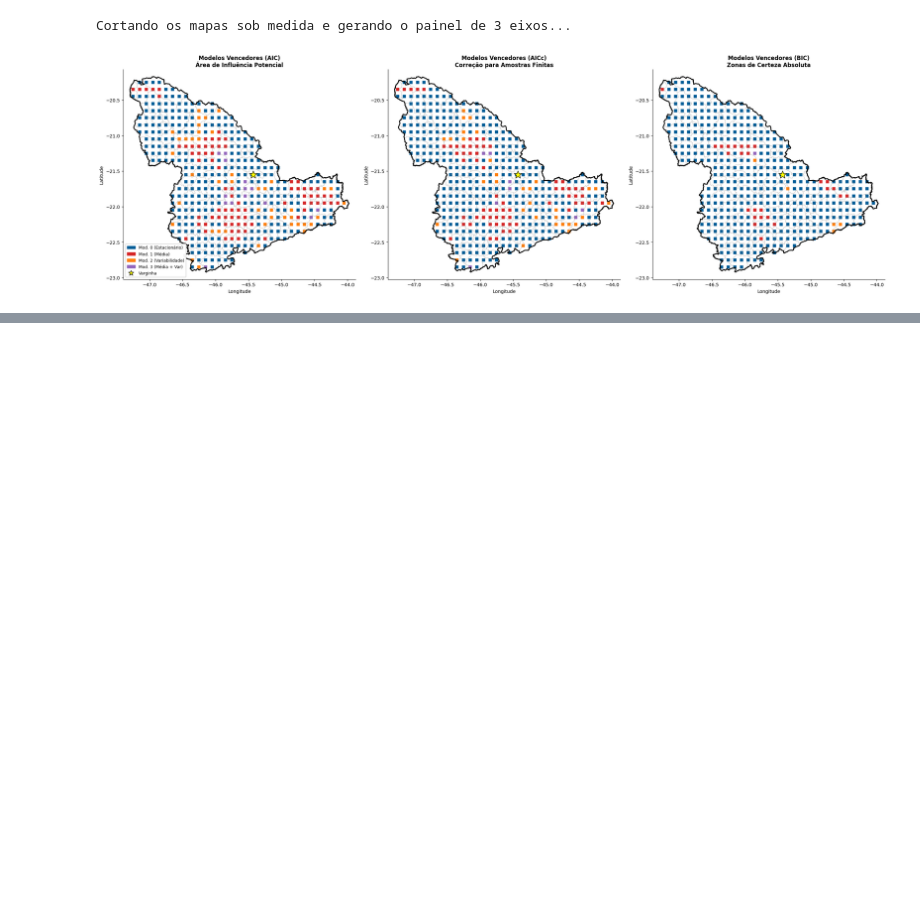
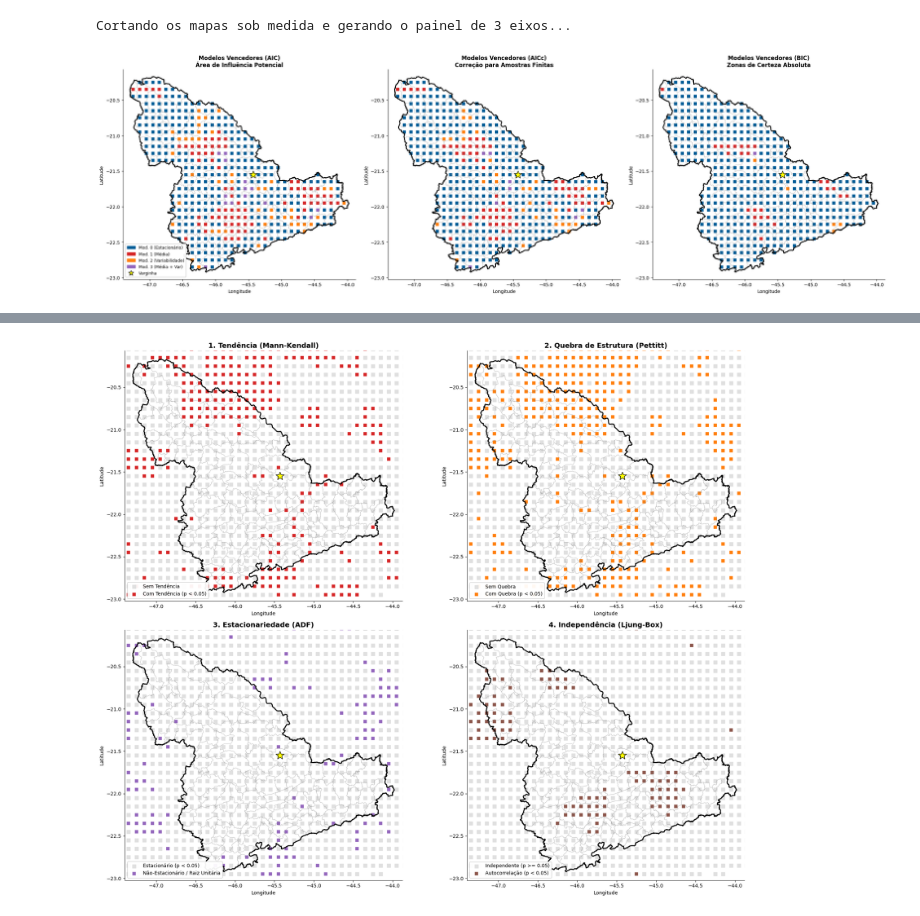
Before and after one commit to Lucasbpofc/Lucasbpofc.github.io, a Jupyter notebook: Elnino_sul_mg.ipynb, the cells around one changed output, grey strips where cells are left out. Drawn from its saved outputs; the diff is of its cells as text; code cells hidden in the pictures; blank space fills up the shorter version.

```diff
--- a/Elnino_sul_mg.ipynb
+++ b/Elnino_sul_mg.ipynb
@@ -885,0 +979,80 @@ Cortando os mapas sob medida e gerando o painel de 3 eixos...
+# %%
+# ==============================================================================
+# BLOCO 2.5.1: VISUALIZAÇÃO ESPACIAL DOS PRESSUPOSTOS
+# ==============================================================================
+import matplotlib.pyplot as plt
+import numpy as np
+
+print("Gerando painel espacial de avaliação dos pressupostos...")
+
+# Criação das malhas de coordenadas
+lon_grid, lat_grid = np.meshgrid(lons, lats)
+
+# Filtro de pixels válidos (remover NaNs fora da fronteira)
+mascara_validos = ~np.isnan(matriz_pval_mk)
+lons_v = lon_grid[mascara_validos]
+lats_v = lat_grid[mascara_validos]
+
+# Extração dos p-valores
+p_mk_v = matriz_pval_mk[mascara_validos]
+p_pt_v = matriz_pval_pt[mascara_validos]
+p_adf_v = matriz_pval_adf[mascara_validos]
+p_lb_v = matriz_pval_lb[mascara_validos]
+
+# Configuração da Tela com 4 Subplots (2x2)
+fig, axs = plt.subplots(2, 2, figsize=(20, 16))
+tamanho_pixel = 60
+
+# Função auxiliar para plotar o mapa base
+def plotar_base(ax, titulo):
+    muni_sul_recortado.boundary.plot(ax=ax, color='gray', linewidth=0.5, alpha=0.4)
+    sul_mg.boundary.plot(ax=ax, color='black', linewidth=2)
+    ax.set_xlim([min_lon - 0.1, max_lon + 0.1])
+    ax.set_ylim([min_lat - 0.1, max_lat + 0.1])
+    ax.spines['top'].set_visible(False)
+    ax.spines['right'].set_visible(False)
+    ax.set_xlabel("Longitude", fontsize=10)
+    ax.set_ylabel("Latitude", fontsize=10)
+    ax.set_title(titulo, fontsize=14, fontweight='bold')
+    if 'lon_ref' in globals() and 'lat_ref' in globals():
+        ax.plot(lon_ref, lat_ref, marker='*', color='yellow', markersize=18, markeredgecolor='black', zorder=5)
+
+# --- MAPA 1: MANN-KENDALL (TENDÊNCIA) ---
+ax1 = axs[0, 0]
+plotar_base(ax1, "1. Tendência (Mann-Kendall)")
+sig_mk = p_mk_v < 0.05
+ax1.scatter(lons_v[~sig_mk], lats_v[~sig_mk], color='#e0e0e0', marker='s', s=tamanho_pixel, label='Sem Tendência')
+if np.any(sig_mk):
+    ax1.scatter(lons_v[sig_mk], lats_v[sig_mk], color='#d62728', edgecolor='white', marker='s', s=tamanho_pixel, linewidth=0.3, label='Com Tendência (p < 0.05)')
+ax1.legend(loc='lower left', framealpha=0.95)
+
+# --- MAPA 2: PETTITT (QUEBRA DE ESTRUTURA) ---
+ax2 = axs[0, 1]
+plotar_base(ax2, "2. Quebra de Estrutura (Pettitt)")
+sig_pt = p_pt_v < 0.05
+ax2.scatter(lons_v[~sig_pt], lats_v[~sig_pt], color='#e0e0e0', marker='s', s=tamanho_pixel, label='Sem Quebra')
+if np.any(sig_pt):
+    ax2.scatter(lons_v[sig_pt], lats_v[sig_pt], color='#ff7f0e', edgecolor='white', marker='s', s=tamanho_pixel, linewidth=0.3, label='Com Quebra (p < 0.05)')
+ax2.legend(loc='lower left', framealpha=0.95)
+
+# --- MAPA 3: DICKEY-FULLER (ESTACIONARIEDADE) ---
+ax3 = axs[1, 0]
+plotar_base(ax3, "3. Estacionariedade (ADF)")
+estac_adf = p_adf_v < 0.05 # No ADF, p < 0.05 significa que É estacionário
+ax3.scatter(lons_v[estac_adf], lats_v[estac_adf], color='#e0e0e0', marker='s', s=tamanho_pixel, label='Estacionário (p < 0.05)')
+if np.any(~estac_adf):
+    ax3.scatter(lons_v[~estac_adf], lats_v[~estac_adf], color='#9467bd', edgecolor='white', marker='s', s=tamanho_pixel, linewidth=0.3, label='Não-Estacionário / Raiz Unitária')
+ax3.legend(loc='lower left', framealpha=0.95)
+
+# --- MAPA 4: LJUNG-BOX (INDEPENDÊNCIA) ---
+ax4 = axs[1, 1]
+plotar_base(ax4, "4. Independência (Ljung-Box)")
+indep_lb = p_lb_v >= 0.05 # p >= 0.05 significa que os dados SÃO independentes
+ax4.scatter(lons_v[indep_lb], lats_v[indep_lb], color='#e0e0e0', marker='s', s=tamanho_pixel, label='Independente (p >= 0.05)')
+if np.any(~indep_lb):
+    ax4.scatter(lons_v[~indep_lb], lats_v[~indep_lb], color='#8c564b', edgecolor='white', marker='s', s=tamanho_pixel, linewidth=0.3, label='Autocorrelação (p < 0.05)')
+ax4.legend(loc='lower left', framealpha=0.95)
+
+plt.tight_layout()
+plt.show()
+# %% [output]
@@ -885,0 +1060 @@ Cortando os mapas sob medida e gerando o painel de 3 eixos...
+[figure, added]
```
Also changed, not shown: parts of 13 cells of this notebook.
